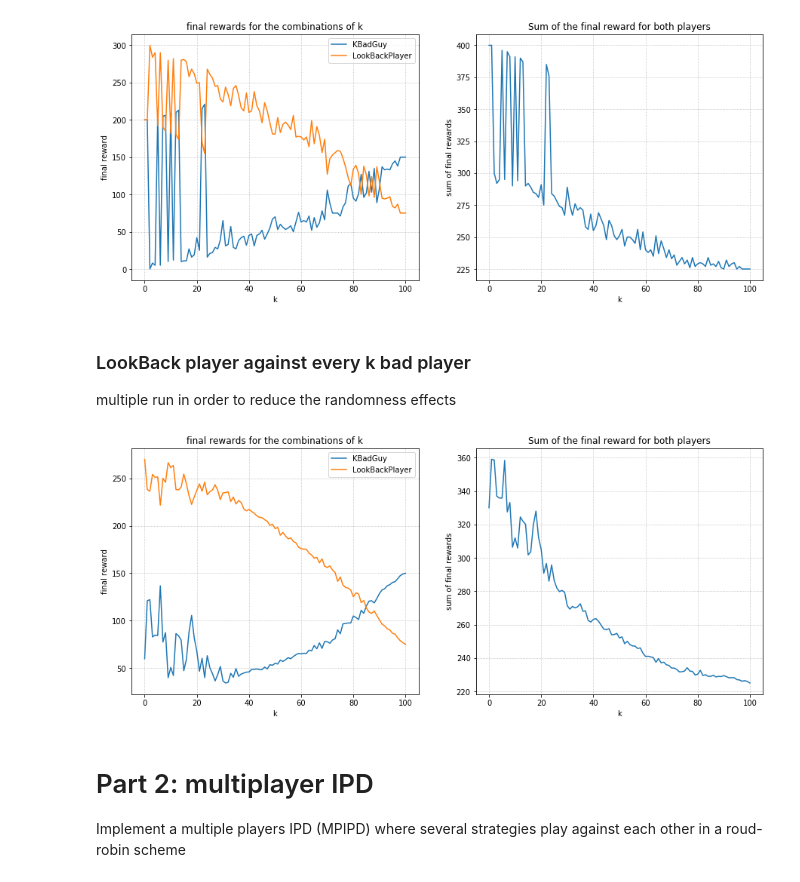
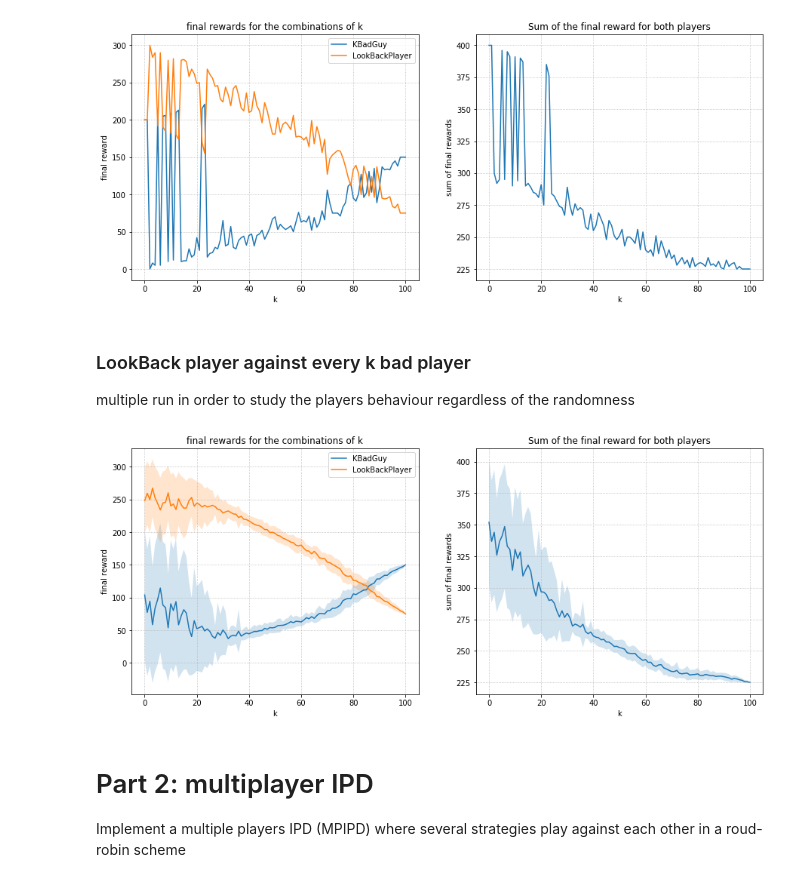
Before and after one commit to donaldssh/Iterative-Prisoners-Dilemma, a Jupyter notebook: Project.ipynb, the cells around one changed output. Cells and saved outputs as stored; diff of their text form; code cells hidden in the pictures.

Commit message:
added std area in kbadguy vs lookback visualization

```diff
--- a/Project.ipynb
+++ b/Project.ipynb
@@ -776,7 +776,7 @@ plt.show()
 [figure]
 # %% [markdown]
 ### LookBack player against every k bad player
-multiple run in order to reduce the randomness effects
+multiple run in order to study the players behaviour regardless of the randomness
 # %%
 # Payoff matrix
 M = np.array([[2,0],[3,1]])
@@ -786,13 +786,16 @@ k_schedule = np.arange(101)
 
 
 reward_history = []
-games_per_batch = 20
+std_history =[]
+
+games_per_batch = 50
 for n in range(np.shape(k_schedule)[0]):
     reward_game_batch = [0,0]
+    std_history_batch = []
+
     for j in range(games_per_batch):
         reward_game = [0,0]
         p1 = KBadGuy(k_schedule[n],[],[])
-#         p2 = LookBackPlayer([],[])
         p2 = LookBackPlayer(-1.5,[],[])
         for i in range(100):
             u1 = p1.move()
@@ -806,34 +809,50 @@ for n in range(np.shape(k_schedule)[0]):
             reward_game[0] += reward1
             reward_game[1] += reward2
 
+        std_history_batch.append(reward_game)
         reward_game_batch[0] += reward_game[0]
         reward_game_batch[1] += reward_game[1]
 
+    std_history.append(std_history_batch)
     reward_history.append(reward_game_batch)
 
-reward_history = np.asarray(reward_history)/games_per_batch
+std_history = np.array(std_history)
 
 
+reward_history = np.asarray(reward_history)/games_per_batch
+# print(np.shape(std_history))
 
-# visualization
-fig, ax = plt.subplots(1,2, figsize = (15,6))
-ax[0].plot(reward_history[:,0], label=("KBadGuy"))
-ax[0].plot(reward_history[:,1], label=("LookBackPlayer"))
-ax[0].legend()
-ax[0].grid(linestyle=":")
-ax[0].set_title("final rewards for the combinations of k")
-ax[0].set_xlabel("k")
-ax[0].set_ylabel('final reward')
+std = np.std(std_history, axis=1)
+# print(np.shape(std))
 
-ax[1].plot(np.sum(reward_history,1), label=("p1"))
-ax[1].grid(linestyle=":")
-ax[1].set_title("Sum of the final reward for both players")
-ax[1].set_xlabel("k")
-ax[1].set_ylabel('sum of final rewards')
-
-plt.show()
+std_history_sum = np.sum(std_history, axis=2)
+std_sum =np.std(std_history_sum, axis=1)
+# print(np.shape(std_history_sum))
+reward_history_sum = np.sum(reward_history,1)
+# print(np.shape(reward_history_sum))
-# %% [output]
-[figure, removed]
+# %%
+# visualization
+fig, ax = plt.subplots(1,2, figsize = (15,6))
+ax[0].plot(reward_history[:,0], label=("KBadGuy"))
+ax[0].fill_between(range(np.shape(k_schedule)[0]), reward_history[:,0]+std[:,0],  reward_history[:,0]-std[:,0], alpha=0.2)
+ax[0].plot(reward_history[:,1], label=("LookBackPlayer"))
+ax[0].fill_between(range(np.shape(k_schedule)[0]), reward_history[:,1]+std[:,1],  reward_history[:,1]-std[:,1], alpha=0.2)
+ax[0].legend()
+ax[0].grid(linestyle=":")
+ax[0].set_title("final rewards for the combinations of k")
+ax[0].set_xlabel("k")
+ax[0].set_ylabel('final reward')
+
+ax[1].plot(reward_history_sum, label=("p1"))
+ax[1].fill_between(range(np.shape(k_schedule)[0]), reward_history_sum+std_sum,  reward_history_sum-std_sum, alpha=0.2)
+ax[1].grid(linestyle=":")
+ax[1].set_title("Sum of the final reward for both players")
+ax[1].set_xlabel("k")
+ax[1].set_ylabel('sum of final rewards')
+
+plt.show()
+# %% [output]
+[figure, added]
 # %% [markdown]
 # Part 2: multiplayer IPD
 Implement a multiple players IPD (MPIPD) where several strategies play against each other in a roud-robin scheme
```
Also changed, not shown: parts of 1 cell of this notebook.
